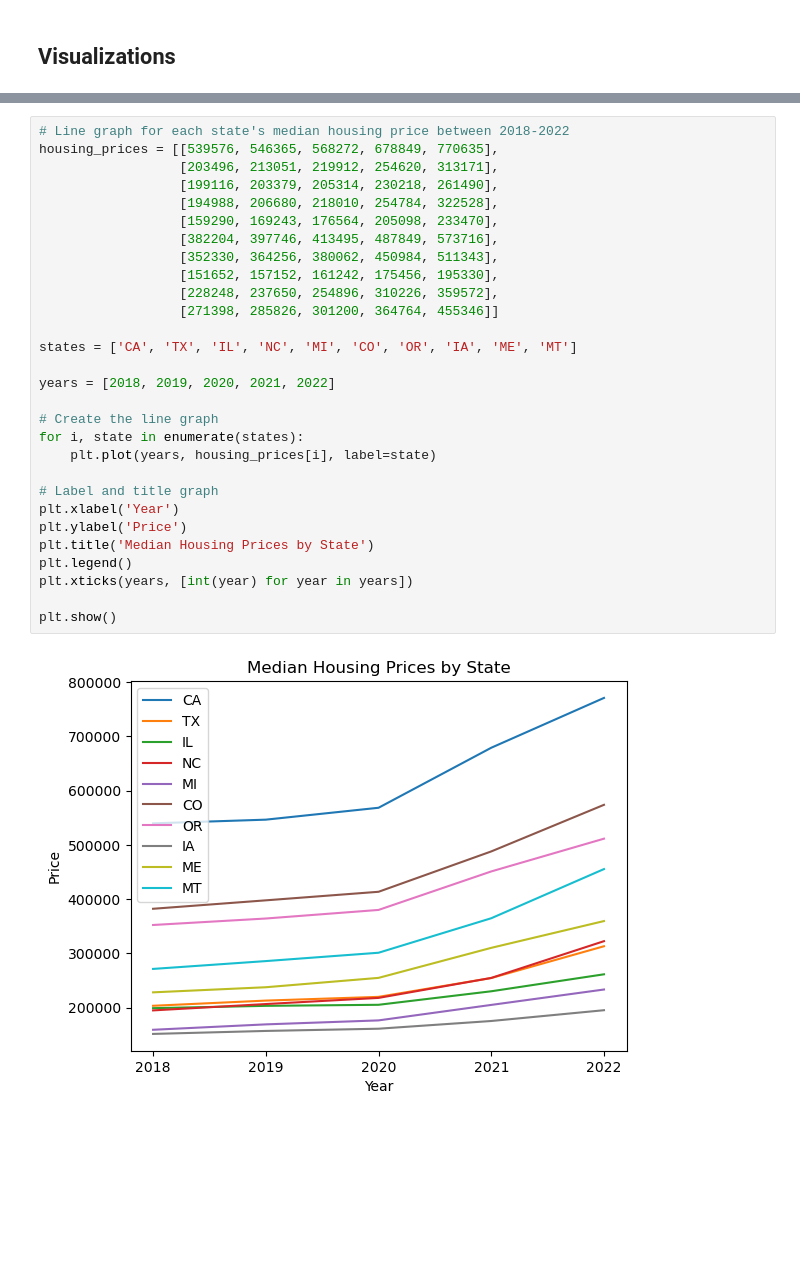
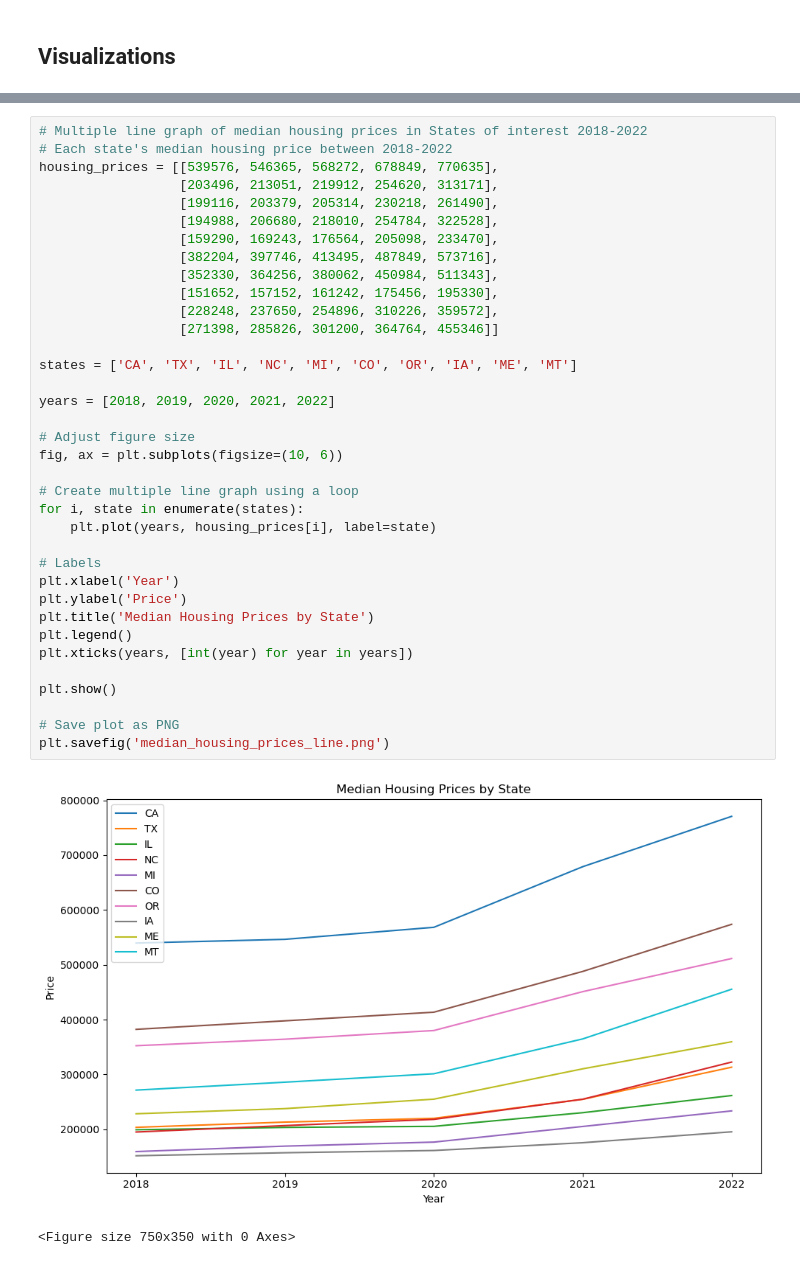
Before and after one commit to drainlm/Personalized-Relocation-Helper-, a Jupyter notebook: GroupThreeProjectOne.ipynb, the cells around one changed output, grey strips where cells are left out. Drawn from its saved outputs; the diff is of its cells as text; blank space fills up the shorter version.

```diff
--- a/GroupThreeProjectOne.ipynb
+++ b/GroupThreeProjectOne.ipynb
@@ -393,31 +344,39 @@ housing_df.head()
 # %%
-# Line graph for each state's median housing price between 2018-2022
+# Multiple line graph of median housing prices in States of interest 2018-2022
+# Each state's median housing price between 2018-2022
 housing_prices = [[539576, 546365, 568272, 678849, 770635],
                   [203496, 213051, 219912, 254620, 313171],
                   [199116, 203379, 205314, 230218, 261490],
                   [194988, 206680, 218010, 254784, 322528],
                   [159290, 169243, 176564, 205098, 233470],
                   [382204, 397746, 413495, 487849, 573716],
                   [352330, 364256, 380062, 450984, 511343],
                   [151652, 157152, 161242, 175456, 195330],
                   [228248, 237650, 254896, 310226, 359572],
                   [271398, 285826, 301200, 364764, 455346]]
 
 states = ['CA', 'TX', 'IL', 'NC', 'MI', 'CO', 'OR', 'IA', 'ME', 'MT']
 
 years = [2018, 2019, 2020, 2021, 2022]
 
-# Create the line graph
+# Adjust figure size
+fig, ax = plt.subplots(figsize=(10, 6))
+
+# Create multiple line graph using a loop
 for i, state in enumerate(states):
     plt.plot(years, housing_prices[i], label=state)
 
-# Label and title graph
+# Labels
 plt.xlabel('Year')
 plt.ylabel('Price')
 plt.title('Median Housing Prices by State')
 plt.legend()
 plt.xticks(years, [int(year) for year in years])
 
 plt.show()
+
+# Save plot as PNG
+plt.savefig('median_housing_prices_line.png')
 # %% [output]
-[figure, old version]
+[figure, new version]
+<Figure size 750x350 with 0 Axes>
```
Also changed, not shown: parts of 35 cells of this notebook, 16 other files.
